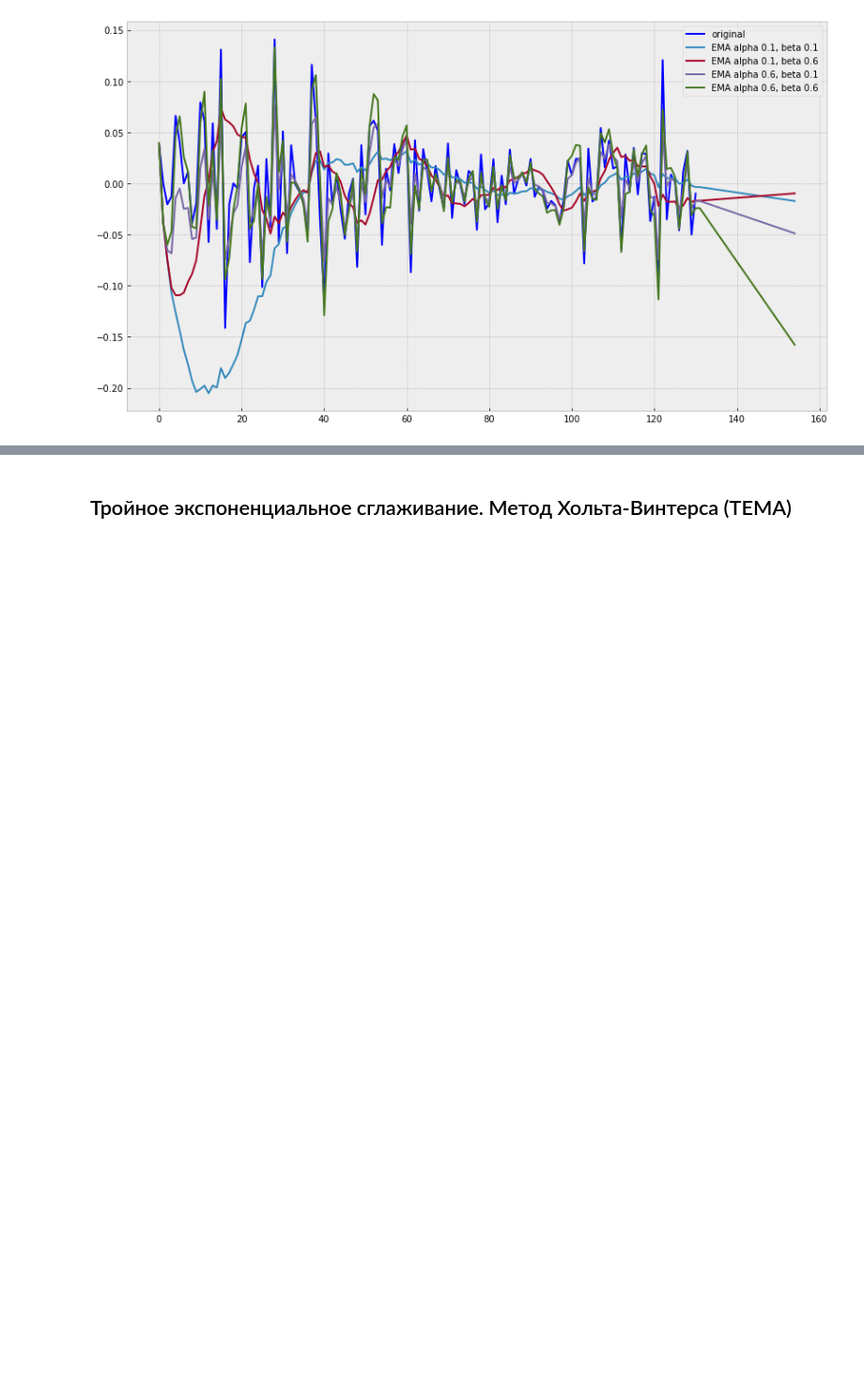
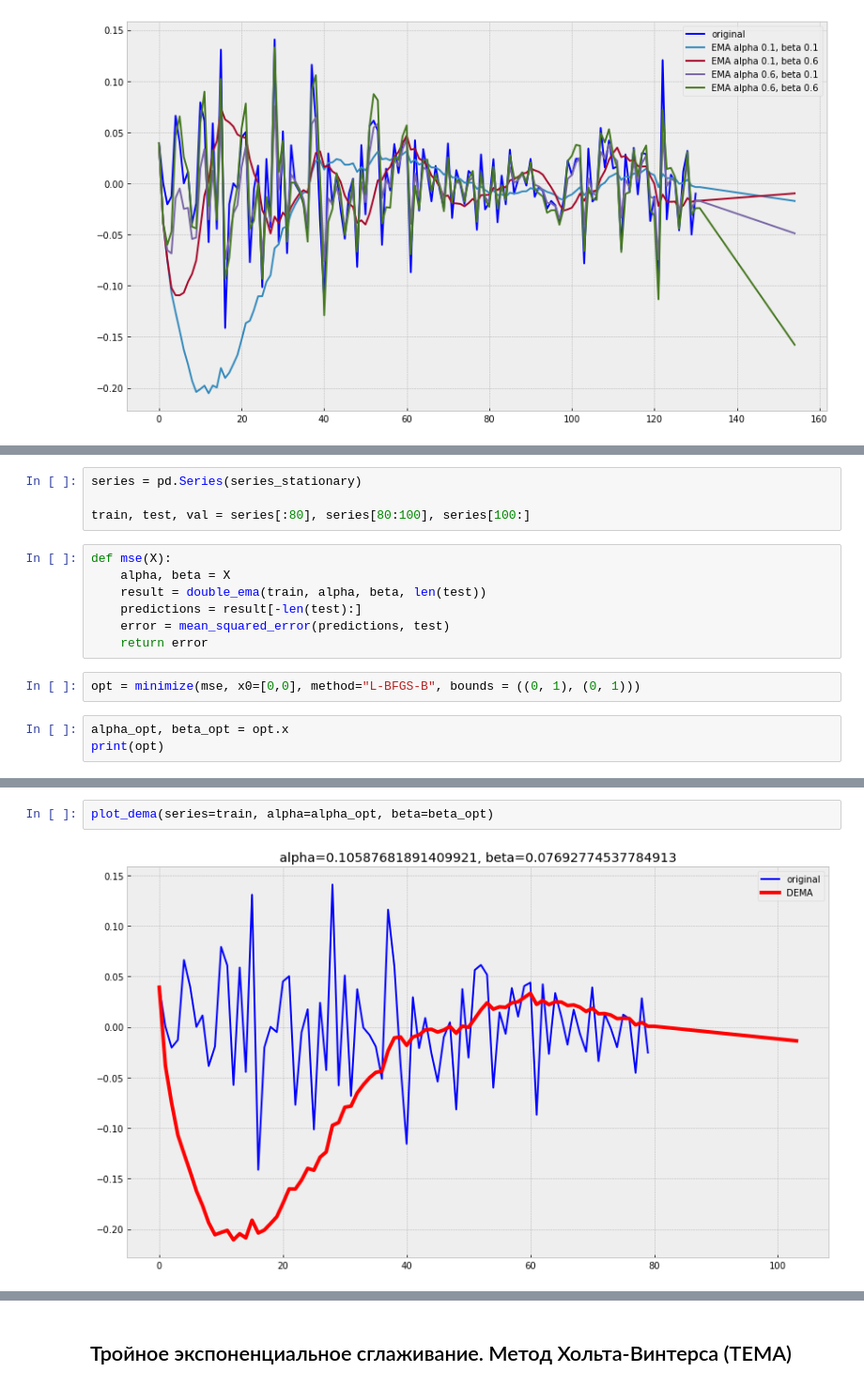
Before and after one commit to AndreyDS27/DS27, a Jupyter notebook: TSML-3/002-HW-TSML-3-Timeseries_Analysis.ipynb, the cells around one changed output, grey strips where cells are left out. Shown at 94% size. Drawn from its saved outputs; the diff is of its cells as text; blank space fills up the shorter version.

```diff
--- a/TSML-3/002-HW-TSML-3-Timeseries_Analysis.ipynb
+++ b/TSML-3/002-HW-TSML-3-Timeseries_Analysis.ipynb
@@ -419,0 +516,16 @@ with plt.style.context('bmh'):
+# %%
+series = pd.Series(series_stationary)
+
+train, test, val = series[:80], series[80:100], series[100:]
+# %%
+def mse(X):
+    alpha, beta = X
+    result = double_ema(train, alpha, beta, len(test))
+    predictions = result[-len(test):]
+    error = mean_squared_error(predictions, test)
+    return error
+# %%
+opt = minimize(mse, x0=[0,0], method="L-BFGS-B", bounds = ((0, 1), (0, 1)))
+# %%
+alpha_opt, beta_opt = opt.x
+print(opt)
@@ -419,0 +543,4 @@ with plt.style.context('bmh'):
+# %%
+plot_dema(series=train, alpha=alpha_opt, beta=beta_opt)
+# %% [output]
+[figure, added]
```
Also changed, not shown: parts of 92 cells of this notebook.
